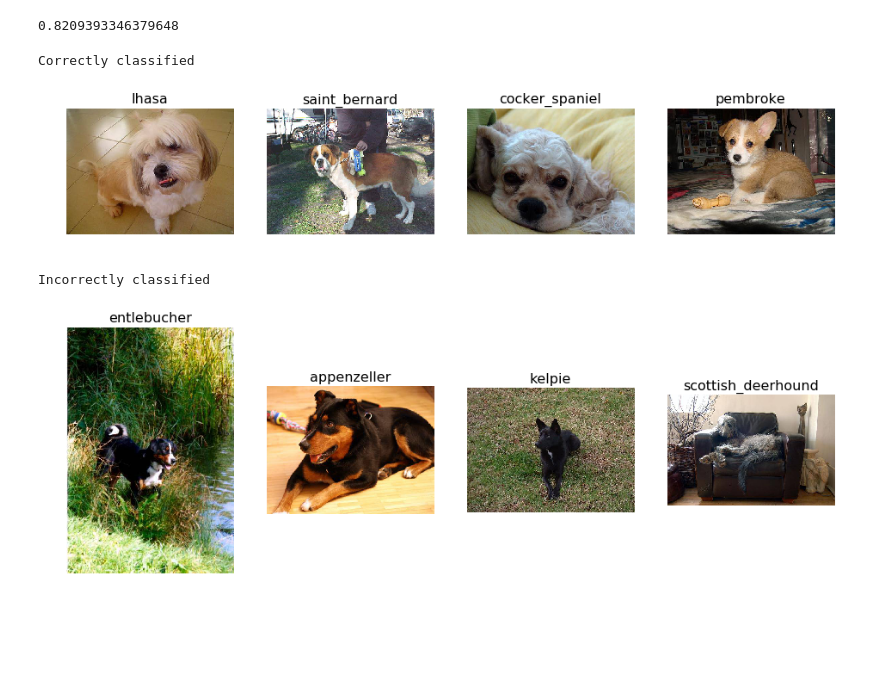
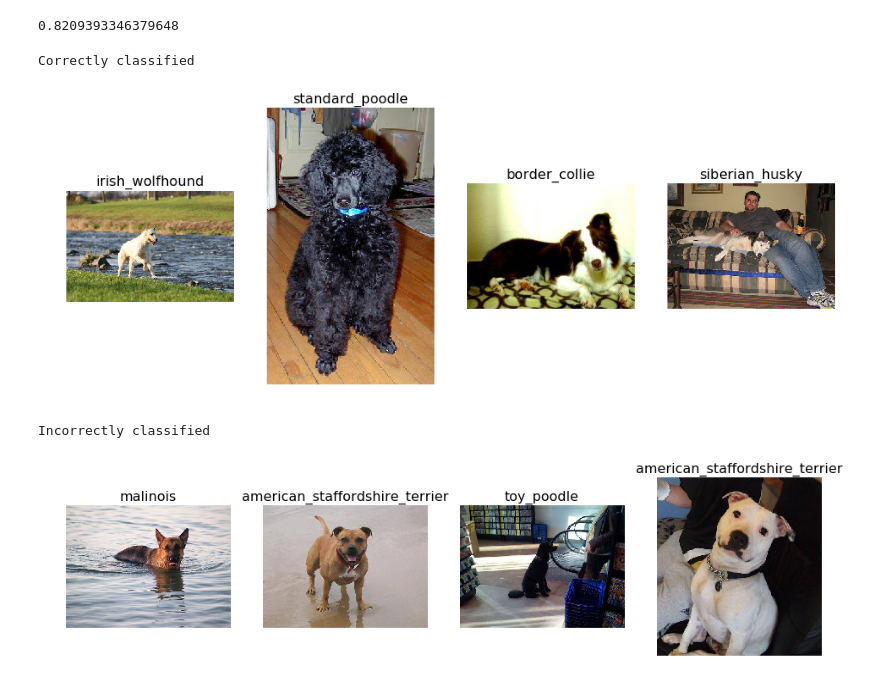
Before and after one commit to alex-saez/Dog_breed_classificaton, a Jupyter notebook: dog_breed.ipynb, the cells around one changed output. Saved outputs shown, nothing was run; the diff lists cells and outputs as text; code cells hidden in the pictures; blank space fills up the shorter version.

```diff
--- a/dog_breed.ipynb
+++ b/dog_breed.ipynb
@@ -55,9 +55,21 @@ array([ 19,  15,   7, ..., 109,   3,  28])
 np.mean(preds==data.val_y)
 # %% [output]
 0.8209393346379648
+# %%
+my_breeds = ['boston_bull', 'pekinese', 'golden_retriever',  'maltese_dog', 'wire-haired_fox_terrier',
+       'boxer', 'doberman','standard_schnauzer', 'labrador_retriever', 'weimaraner', 'giant_schnauzer','toy_poodle',
+       'shih-tzu','german_shepherd',  'rhodesian_ridgeback', 'irish_setter', 'bloodhound','miniature_schnauzer',
+       'brittany_spaniel', 'border_collie', 'collie', 'malamute','chihuahua', 'saluki', 'pug', 'bull_mastiff',
+       'bernese_mountain_dog', 'american_staffordshire_terrier', 'lhasa',  'afghan_hound', 'saint_bernard',
+       'miniature_pinscher', 'irish_wolfhound', 'chow', 'staffordshire_bullterrier', 'siberian_husky', 'newfoundland',
+       'great_pyrenees','beagle', 'vizsla',  'standard_poodle', 'miniature_poodle', 'pomeranian', 'yorkshire_terrier',
+       'pembroke', 'great_dane', 'french_bulldog', 'tibetan_mastiff', 'cocker_spaniel', 'rottweiler']
 # %%
-def rand_by_correct(is_correct):
-    mask = (preds == data.val_y) == is_correct
+def rand_by_correct(is_correct, breeds=None):
+    if breeds is None:
+        mask = ((preds == data.val_y) == is_correct)
+    else:
+        mask = ((preds == data.val_y) == is_correct) & (np.array([(data.classes[i] in breeds) for i in data.val_y]))
     return np.random.choice(np.where(mask)[0], 4, replace=False)
 # %%
 def plot_val_with_title(idxs, title):
@@ -77,18 +89,18 @@ def load_img_id(ds, idx): return np.array(PIL.Image.open(PATH+ds.fnames[idx]))
 
 def plot_val_with_title(idxs, title):
     imgs = [load_img_id(data.val_ds,x) for x in idxs]
-    labels = [data.classes[data.val_y[x]] for x in idxs]
+    labels = [data.classes[preds[x]] for x in idxs]
     print(title)
     return plots(imgs, rows=1, titles=labels, figsize=(16,8))
 # %%
 # a few correct labels at random
-plot_val_with_title(rand_by_correct(True), "Correctly classified")
+plot_val_with_title(rand_by_correct(True, my_breeds), "Correctly classified")
 # %% [output]
 Correctly classified
-[figure, old version]
+[figure, new version]
 # %%
 # a few incorrect labels at random
-plot_val_with_title(rand_by_correct(False), "Incorrectly classified")
+plot_val_with_title(rand_by_correct(False, my_breeds), "Incorrectly classified")
 # %% [output]
 Incorrectly classified
-[figure, old version]
+[figure, new version]
```
